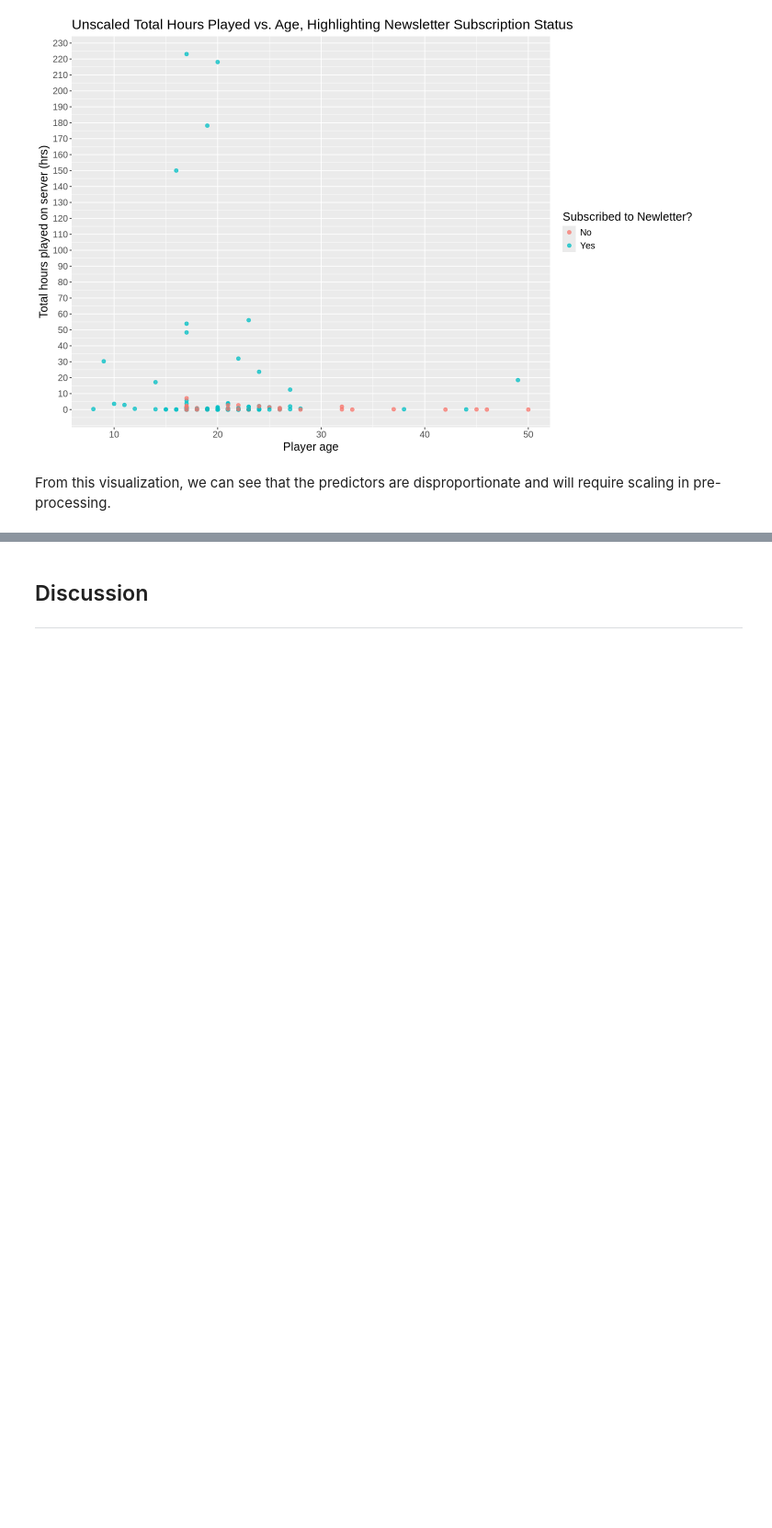
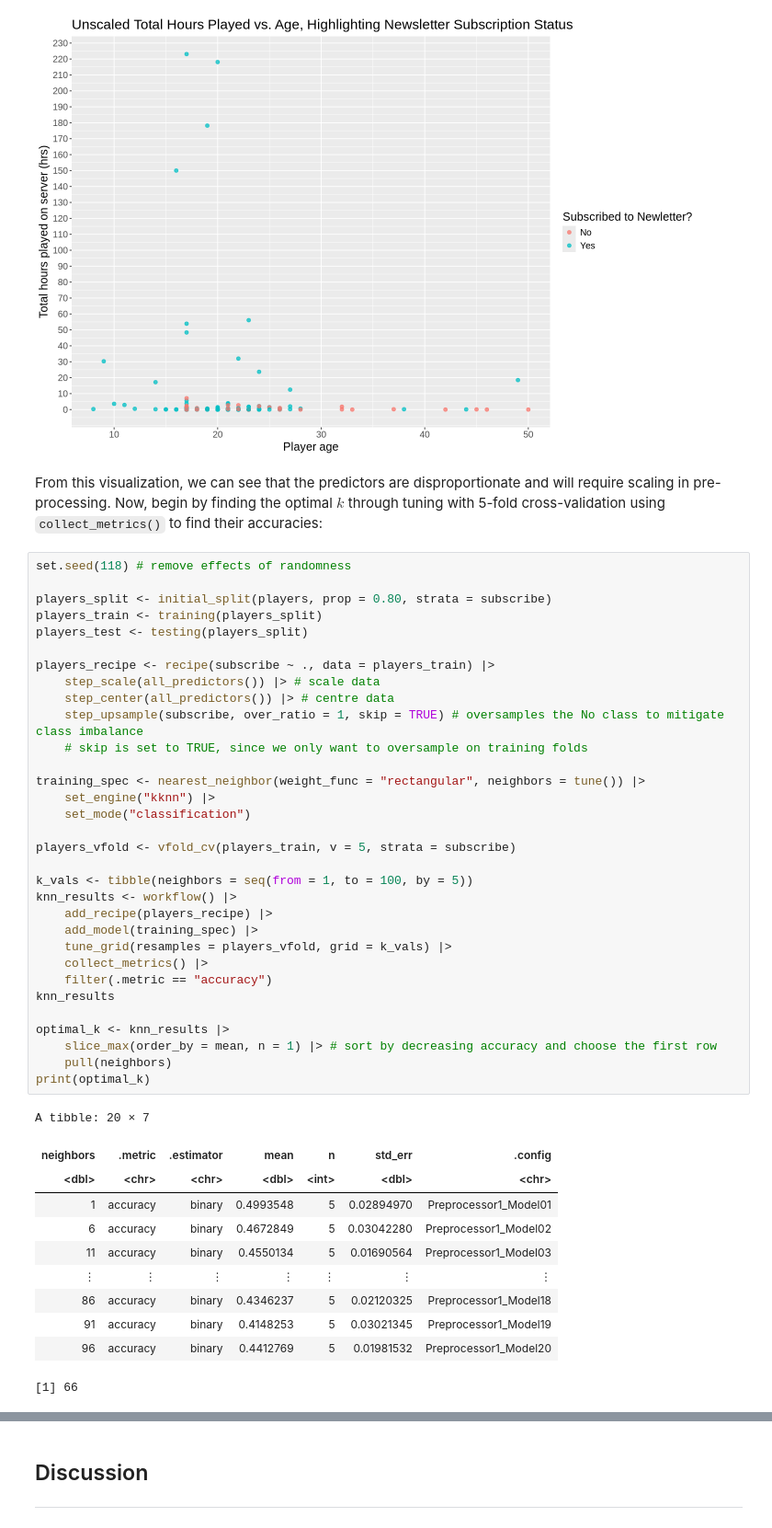
Before and after one commit to evansun06/Player-Prediction-Modelling, a Jupyter notebook: Final_Report.ipynb, the cells around one changed output, grey strips where cells are left out. Shown at 92% size. Saved outputs shown, nothing was run; the diff lists cells and outputs as text; blank space fills up the shorter version.

```diff
--- a/Final_Report.ipynb
+++ b/Final_Report.ipynb
@@ -113,4 +122,48 @@ age_v_hour
 # %% [output]
 [figure]
 # %% [markdown]
-From this visualization, we can see that the predictors are disproportionate and will require scaling in pre-processing.
+From this visualization, we can see that the predictors are disproportionate and will require scaling in pre-processing. Now, begin by finding the optimal $k$ through tuning with 5-fold cross-validation using `collect_metrics()` to find their accuracies:
+# %%
+set.seed(118) # remove effects of randomness
+
+players_split <- initial_split(players, prop = 0.80, strata = subscribe)
+players_train <- training(players_split)
+players_test <- testing(players_split)
+
+players_recipe <- recipe(subscribe ~ ., data = players_train) |>
+    step_scale(all_predictors()) |> # scale data
+    step_center(all_predictors()) |> # centre data
+    step_upsample(subscribe, over_ratio = 1, skip = TRUE) # oversamples the No class to mitigate class imbalance
+    # skip is set to TRUE, since we only want to oversample on training folds
+
+training_spec <- nearest_neighbor(weight_func = "rectangular", neighbors = tune()) |>
+    set_engine("kknn") |>
+    set_mode("classification")
+
+players_vfold <- vfold_cv(players_train, v = 5, strata = subscribe)
+
+k_vals <- tibble(neighbors = seq(from = 1, to = 100, by = 5))
+knn_results <- workflow() |>
+    add_recipe(players_recipe) |>
+    add_model(training_spec) |>
+    tune_grid(resamples = players_vfold, grid = k_vals) |>
+    collect_metrics() |>
+    filter(.metric == "accuracy")
+knn_results
+
+optimal_k <- knn_results |>
+    slice_max(order_by = mean, n = 1) |> # sort by decreasing accuracy and choose the first row
+    pull(neighbors)
+print(optimal_k)
+# %% [output]
+A tibble: 20 × 7
+| neighbors | .metric | .estimator | mean | n | std_err | .config |
+| <dbl> | <chr> | <chr> | <dbl> | <int> | <dbl> | <chr> |
+| 1 | accuracy | binary | 0.4993548 | 5 | 0.02894970 | Preprocessor1_Model01 |
+| 6 | accuracy | binary | 0.4672849 | 5 | 0.03042280 | Preprocessor1_Model02 |
+| 11 | accuracy | binary | 0.4550134 | 5 | 0.01690564 | Preprocessor1_Model03 |
+| ⋮ | ⋮ | ⋮ | ⋮ | ⋮ | ⋮ | ⋮ |
+| 86 | accuracy | binary | 0.4346237 | 5 | 0.02120325 | Preprocessor1_Model18 |
+| 91 | accuracy | binary | 0.4148253 | 5 | 0.03021345 | Preprocessor1_Model19 |
+| 96 | accuracy | binary | 0.4412769 | 5 | 0.01981532 | Preprocessor1_Model20 |
+[1] 66
```
Also changed, not shown: parts of 6 cells of this notebook.
